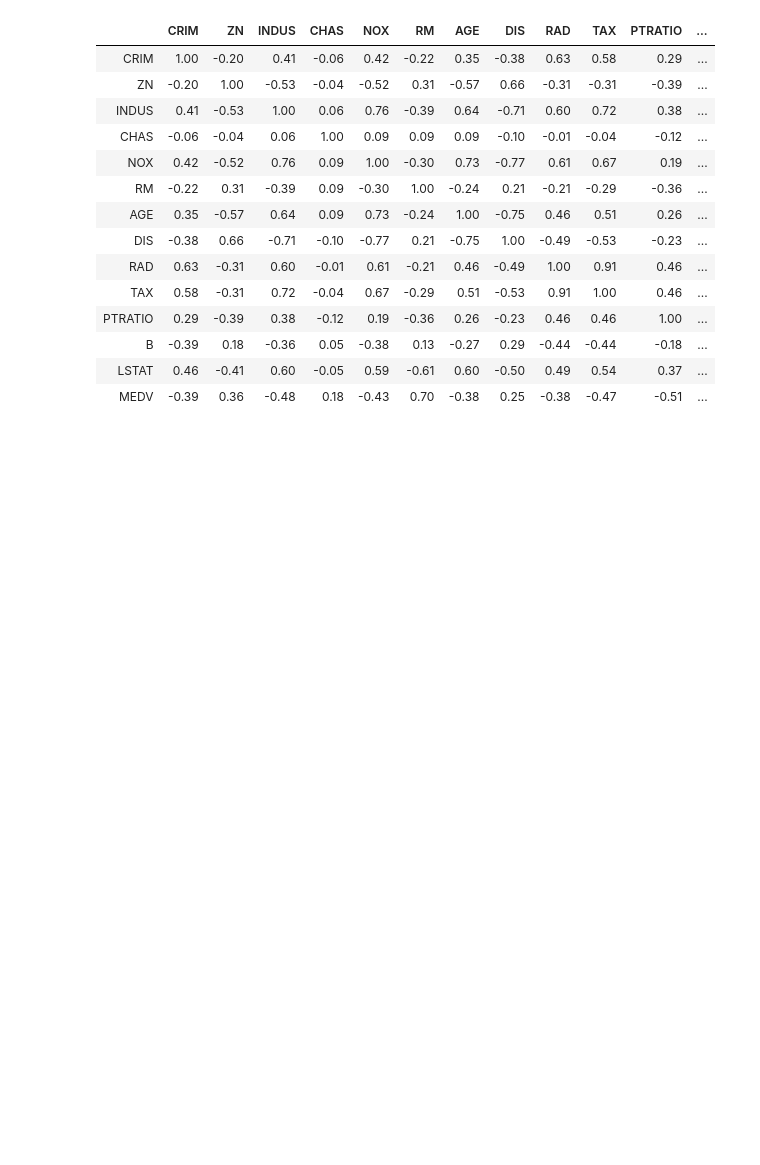
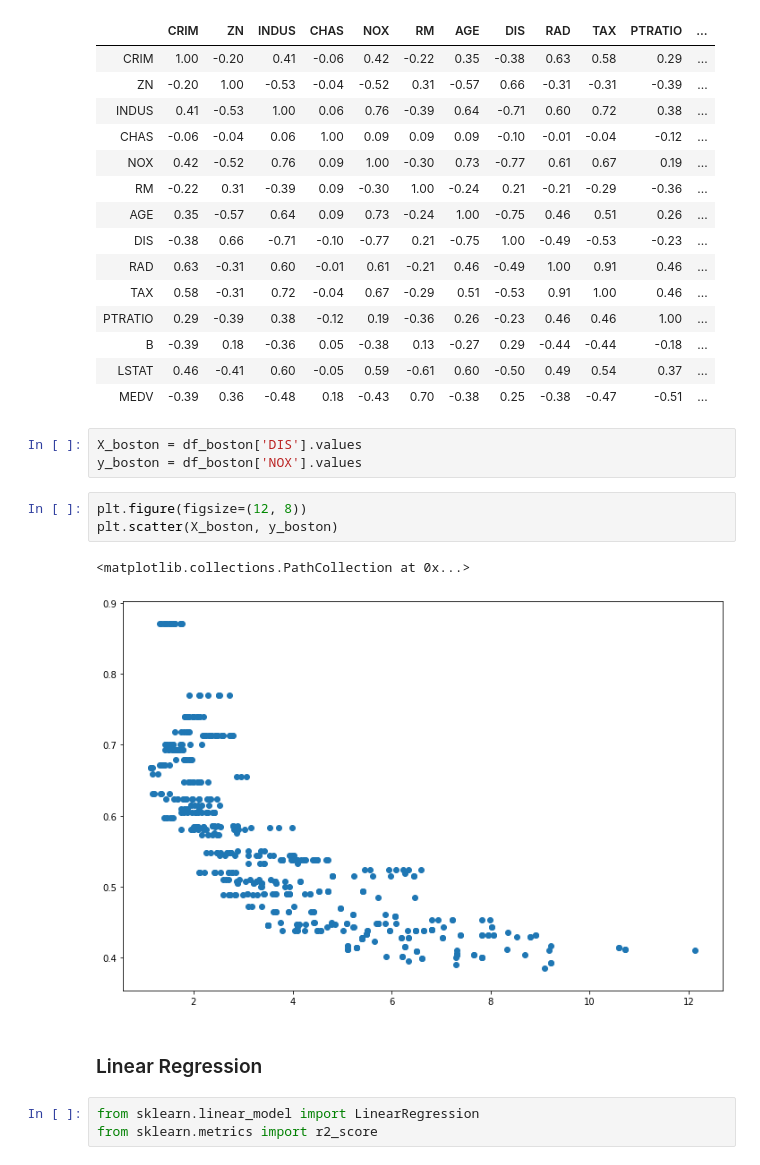
Before and after one commit to ElijahCoding/MachineLearning-Intermediate, a Jupyter notebook: Regression/Polynomial Regression/Boston Housing with Polynomial Regression.ipynb, the cells around one changed output. Saved outputs shown, nothing was run; the diff lists cells and outputs as text; blank space fills up the shorter version.

```diff
--- a/Regression/Polynomial Regression/Boston Housing with Polynomial Regression.ipynb
+++ b/Regression/Polynomial Regression/Boston Housing with Polynomial Regression.ipynb
@@ -26,3 +26,17 @@ df_boston.corr()
 | B | -0.39 | 0.18 | -0.36 | 0.05 | -0.38 | 0.13 | -0.27 | 0.29 | -0.44 | -0.44 | -0.18 | ... |
 | LSTAT | 0.46 | -0.41 | 0.60 | -0.05 | 0.59 | -0.61 | 0.60 | -0.50 | 0.49 | 0.54 | 0.37 | ... |
 | MEDV | -0.39 | 0.36 | -0.48 | 0.18 | -0.43 | 0.70 | -0.38 | 0.25 | -0.38 | -0.47 | -0.51 | ... |
+# %%
+X_boston = df_boston['DIS'].values
+y_boston = df_boston['NOX'].values
+# %%
+plt.figure(figsize=(12, 8))
+plt.scatter(X_boston, y_boston)
+# %% [output]
+<matplotlib.collections.PathCollection at 0x...>
+[figure, added]
+# %% [markdown]
+### Linear Regression
+# %%
+from sklearn.linear_model import LinearRegression
+from sklearn.metrics import r2_score
```
Also changed, not shown: parts of 2 cells of this notebook.
